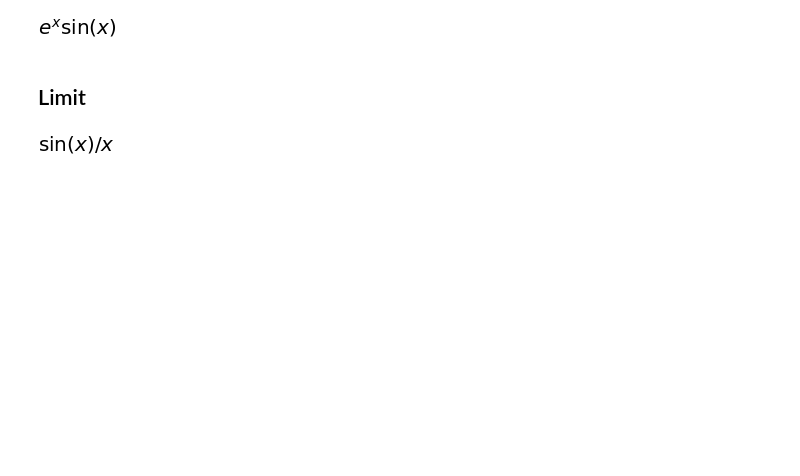
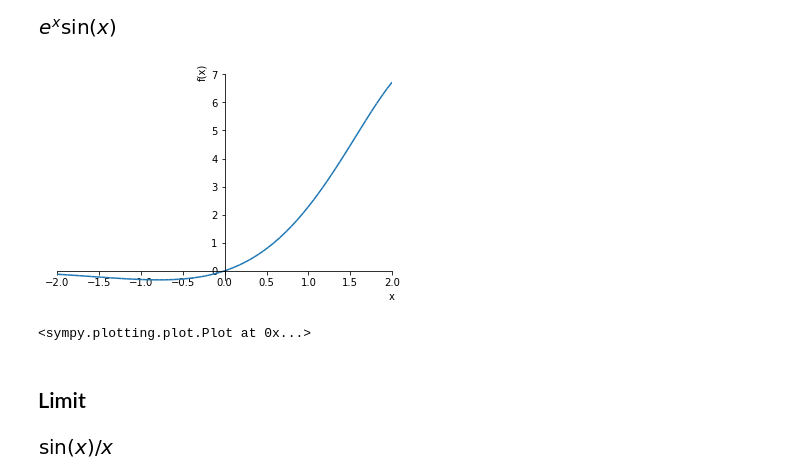
Before and after one commit to serebrov/jupyter_notebook_overview, a Jupyter notebook: sympy_examples.ipynb, the cells around one changed output. Saved outputs shown, nothing was run; the diff lists cells and outputs as text; code cells hidden in the pictures; blank space fills up the shorter version.

```diff
--- a/sympy_examples.ipynb
+++ b/sympy_examples.ipynb
@@ -30,6 +45,11 @@ expression
 integrate(expression, x)
 # %% [output]
 [figure]
+# %%
+plot(integrate(expression, x), (x, -2, 2))
+# %% [output]
+[figure, added]
+<sympy.plotting.plot.Plot at 0x...>
 # %% [markdown]
 ## Limit
 # %%
```
Also changed, not shown: parts of 10 cells of this notebook, 1 other file.
